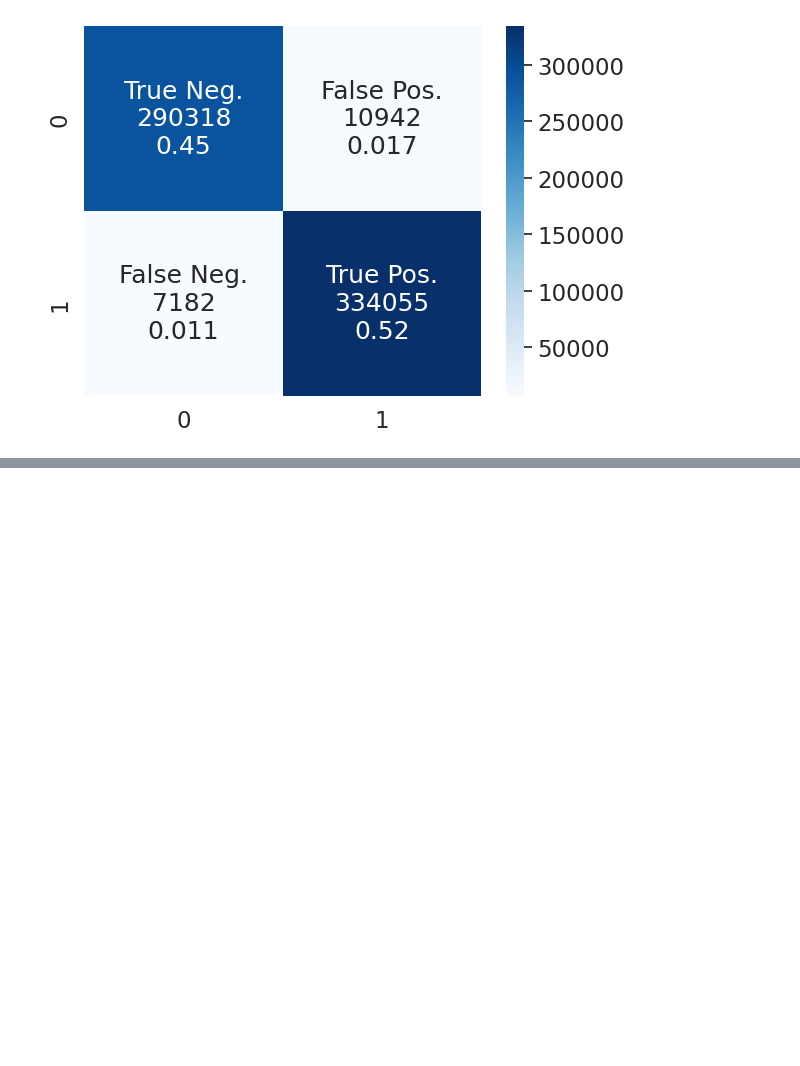
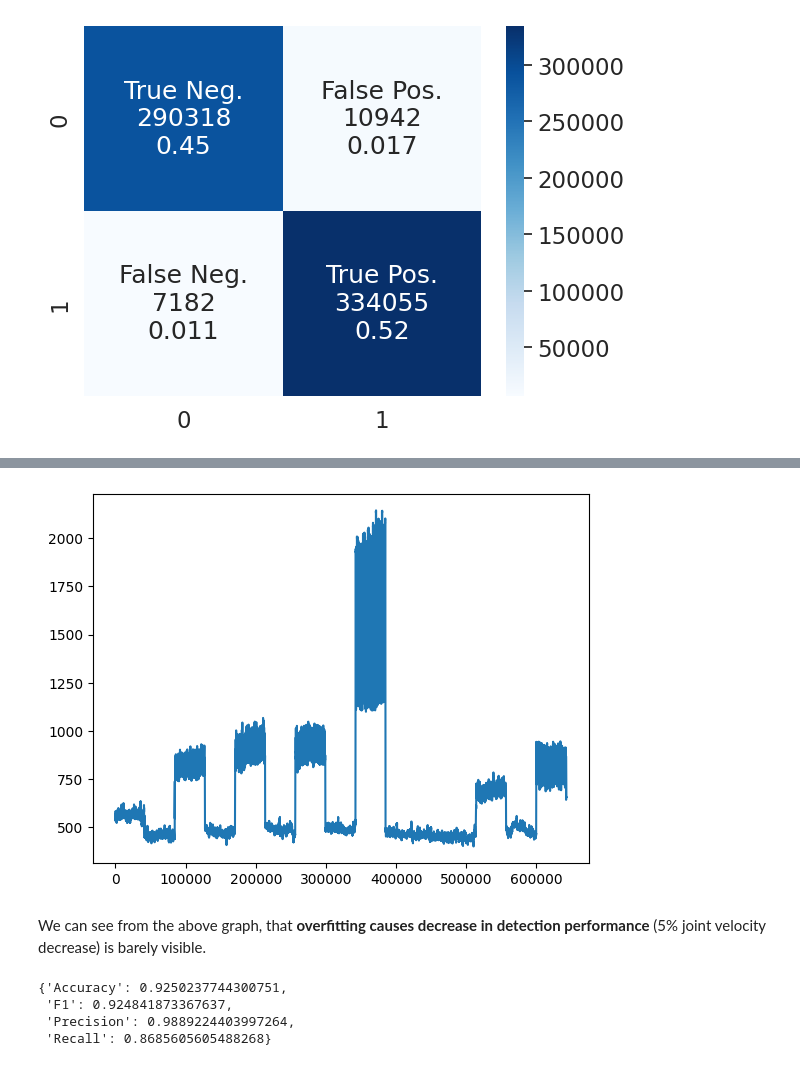
Before and after one commit to hkayann/1D-CNN-Anomaly-Detection-via-CASPER, a Jupyter notebook: CASPER.ipynb, the cells around one changed output, grey strips where cells are left out. Saved outputs shown, nothing was run; the diff lists cells and outputs as text; code cells hidden in the pictures; blank space fills up the shorter version.

```diff
--- a/CASPER.ipynb
+++ b/CASPER.ipynb
@@ -2377,0 +2349,58 @@ val_performance
+# %%
+# Define rolling sum window size.
+window_size = 755
+rolling_sum_rmse_lstm = np.convolve(rmse_lstm, np.ones(window_size), mode='valid')
+plt.plot(rolling_sum_rmse_lstm)
+plt.show()
+# %% [output]
+[figure, added]
+# %% [markdown]
+We can see from the above graph, that **overfitting causes decrease in detection performance** (5% joint velocity decrease) is barely visible.
+# %%
+# Can't predict the first 755
+labels_anol = np_labels_test[755:]
+# Roll sum labels.
+rolling_sum_labels = np.convolve(np.ravel(labels_anol), np.ones(window_size), mode='valid')
+# If more than half of the window is anomalous we accept than window as an anomaly.
+labels_lstm = []
+for window in rolling_sum_labels:
+    if window > 755/2:
+        labels_lstm.append(1)
+    else:
+        labels_lstm.append(0)
+
+# Set a range of thresholds.
+# We set the best one, feel free to play with these.
+th_lstm = [x for x in range(530, 531, 1)]
+
+# Label window as an anomaly, then calculate performance metrics.
+lstm_results = {}
+
+for threshold in th_lstm:
+    y_pred_lstm = []
+    for rmse in rolling_sum_rmse_lstm:
+        if rmse >= threshold:
+            y_pred_lstm.append(1)
+        else:
+            y_pred_lstm.append(0)
+    # Generate confusion matrix classes.
+    tn, fp, fn, tp = confusion_matrix(labels_lstm, y_pred_lstm).ravel()
+    # These two are the same, this one is for heatmap.
+    cf_matrix_lstm = confusion_matrix(labels_lstm, y_pred_lstm)
+    # Calculate performance metrics.
+    acc = (tp + tn) / (tp + tn + fp + fn)
+    rec = tp / (tp + fn)
+    prec = tp / (tp + fp)
+    f1 = (2*prec*rec) / (prec + rec)
+
+    lstm_results['Accuracy'] = acc
+    lstm_results['Recall'] = rec
+    lstm_results['Precision'] = prec
+    lstm_results['F1'] = f1
+
+    pprint(lstm_results)
+# %% [output]
+{'Accuracy': 0.9250237744300751,
+ 'F1': 0.924841873367637,
+ 'Precision': 0.9889224403997264,
+ 'Recall': 0.8685605605488268}
```
Also changed, not shown: parts of 72 cells of this notebook, 18 other files.
